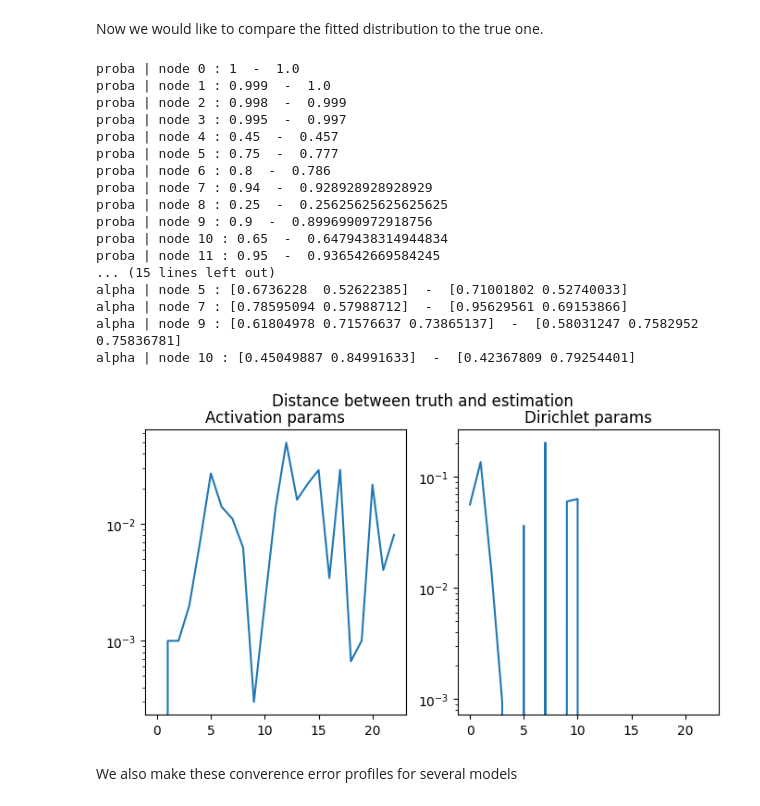
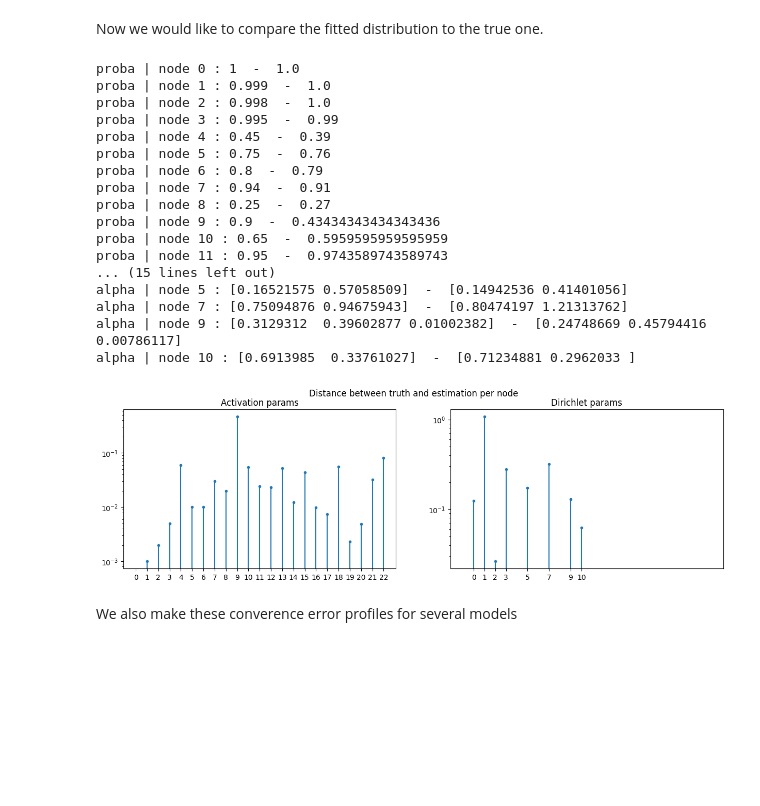
Before and after one commit to AlexandreChaussard/Stage-Microbiote, a Jupyter notebook: Microbiota-Generative-Models/src/playground/bernoulli_tree/benchmark_bernoulli_tree.ipynb, the cells around one changed output. Cells and saved outputs as stored; diff of their text form; code cells hidden in the pictures; blank space fills up the shorter version.

```diff
--- a/Microbiota-Generative-Models/src/playground/bernoulli_tree/benchmark_bernoulli_tree.ipynb
+++ b/Microbiota-Generative-Models/src/playground/bernoulli_tree/benchmark_bernoulli_tree.ipynb
@@ -46,7 +46,7 @@ from src.model import BernoulliTreePrior, DirichletAbundanceTreePosterior
 import numpy as np
 
 # Generate the dataset based on the previous architecture
-dataset_size = 1000
+dataset_size = 100
 
 # First we define the parameters of the model, which are our objectives
 activation_probabilities = {
@@ -83,7 +83,7 @@ for i, adjacency in enumerate(global_tree.adjacent_matrix):
 
 def generate_dataset(size):
 
-    prior = BernoulliTreePrior(global_tree.adjacent_matrix, activation_probabilities)
+    prior = BernoulliTreePrior(global_tree, activation_probabilities)
     posterior = DirichletAbundanceTreePosterior(global_tree, dirichlet_parameters)
 
     trees = []
@@ -110,7 +110,7 @@ plt.show()
 # %%
 # Using the artificial dataset, we try to compute the p(X,T)
 
-prior = BernoulliTreePrior(global_tree.adjacent_matrix, activation_probabilities={})
+prior = BernoulliTreePrior(global_tree, activation_probabilities={})
 posterior = DirichletAbundanceTreePosterior(global_tree, dirichlet_parameters={})
 
 prior.fit(trees)
@@ -154,7 +154,7 @@ posterior_list = []
 
 for _ in range(n_repeat):
     print("* Experiment", _)
-    prior = BernoulliTreePrior(global_tree.adjacent_matrix, activation_probabilities={})
+    prior = BernoulliTreePrior(global_tree, activation_probabilities={})
     posterior = DirichletAbundanceTreePosterior(global_tree, dirichlet_parameters={})
 
     prior.fit(trees)
@@ -190,52 +190,64 @@ Now we would like to compare the fitted distribution to the true one.
 # %%
 def compute_params_difference(prior, posterior, printValues=False):
     # We compute the distance between the activation probabilities
     activation_proba_difference = np.zeros(len(activation_probabilities.values()))
     for node_index in activation_probabilities.keys():
         activation_proba_difference[node_index] = np.abs(activation_probabilities[node_index] - prior.nodes[node_index].activationProba)
         if printValues:
             print("proba | node", node_index, ":", activation_probabilities[node_index], " - ", prior.nodes[node_index].activationProba)
 
     # Then we compute the distance between the alpha parameters of the dirichlet distribution
     dirichlet_params_difference = np.zeros(len(activation_probabilities.values()))
     for node_index in dirichlet_parameters.keys():
         dirichlet_params_difference[node_index] = np.linalg.norm(
-            np.array(dirichlet_parameters[node_index]) - np.array(posterior.dirichlet_params[node_index])
+            np.array(dirichlet_parameters[node_index]) - np.array(posterior.dirichlet_params[node_index]),
+            ord=1
         )
         if printValues:
             print("alpha | node", node_index, ":", dirichlet_parameters[node_index], " - ", posterior.dirichlet_params[node_index])
 
     return activation_proba_difference, dirichlet_params_difference
 
 activation_proba_difference, dirichlet_params_difference = compute_params_difference(prior, posterior, printValues=True)
-fig, axs = plt.subplots(1, 2, figsize=(8, 4))
-axs[0].plot(activation_proba_difference)
-axs[1].plot(dirichlet_params_difference)
+fig, axs = plt.subplots(1, 2, figsize=(15, 4))
+axs[0].plot(activation_proba_difference, marker=".", linestyle="")
+axs[0].set_xticks(np.arange(0, len(activation_proba_difference)))
+for node_index, diff in enumerate(activation_proba_difference):
+    axs[0].vlines(x = node_index, ymin=0, ymax = diff, color="C0")
+axs[1].plot(dirichlet_params_difference, marker=".", linestyle="")
+dirichlet_xaxis = []
+for node in global_tree.nodes:
+    if node.countChildren() > 1:
+        dirichlet_xaxis.append((node.index))
+axs[1].set_xticks(dirichlet_xaxis)
+for node_index, diff in enumerate(dirichlet_params_difference):
+    axs[1].vlines(x = node_index, ymin=0, ymax = diff, color="C0")
 axs[0].set_title("Activation params")
 axs[1].set_title("Dirichlet params")
+axs[1].plot([-1], [1])
 axs[1].set_yscale("log")
 axs[0].set_yscale("log")
-fig.suptitle("Distance between truth and estimation")
+fig.suptitle("Distance between truth and estimation per node")
 plt.show()
 # %% [output]
 proba | node 0 : 1  -  1.0
 proba | node 1 : 0.999  -  1.0
-proba | node 2 : 0.998  -  0.999
-proba | node 3 : 0.995  -  0.997
-proba | node 4 : 0.45  -  0.457
-proba | node 5 : 0.75  -  0.777
-proba | node 6 : 0.8  -  0.786
-proba | node 7 : 0.94  -  0.928928928928929
-proba | node 8 : 0.25  -  0.25625625625625625
-proba | node 9 : 0.9  -  0.8996990972918756
-proba | node 10 : 0.65  -  0.6479438314944834
-proba | node 11 : 0.95  -  0.936542669584245
+proba | node 2 : 0.998  -  1.0
+proba | node 3 : 0.995  -  0.99
+proba | node 4 : 0.45  -  0.39
+proba | node 5 : 0.75  -  0.76
+proba | node 6 : 0.8  -  0.79
+proba | node 7 : 0.94  -  0.91
+proba | node 8 : 0.25  -  0.27
+proba | node 9 : 0.9  -  0.43434343434343436
+proba | node 10 : 0.65  -  0.5959595959595959
+proba | node 11 : 0.95  -  0.9743589743589743
 ... (15 lines left out)
-alpha | node 5 : [0.6736228  0.52622385]  -  [0.71001802 0.52740033]
-alpha | node 7 : [0.78595094 0.57988712]  -  [0.95629561 0.69153866]
-alpha | node 9 : [0.61804978 0.71576637 0.73865137]  -  [0.58031247 0.7582952  0.75836781]
-alpha | node 10 : [0.45049887 0.84991633]  -  [0.42367809 0.79254401]
+alpha | node 5 : [0.16521575 0.57058509]  -  [0.14942536 0.41401056]
+alpha | node 7 : [0.75094876 0.94675943]  -  [0.80474197 1.21313762]
+alpha | node 9 : [0.3129312  0.39602877 0.01002382]  -  [0.24748669 0.45794416 0.00786117]
+alpha | node 10 : [0.6913985  0.33761027]  -  [0.71234881 0.2962033 ]
-[figure, old version]
+[figure, new version]
 # %% [markdown]
 We also make these converence error profiles for several models
 # %%
```
Also changed, not shown: parts of 7 cells of this notebook, 3 other files.
